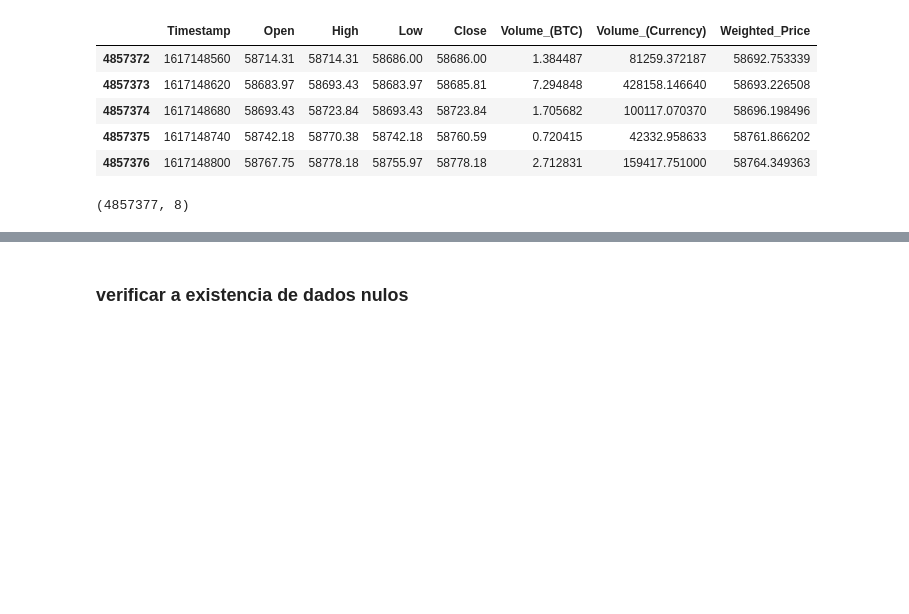
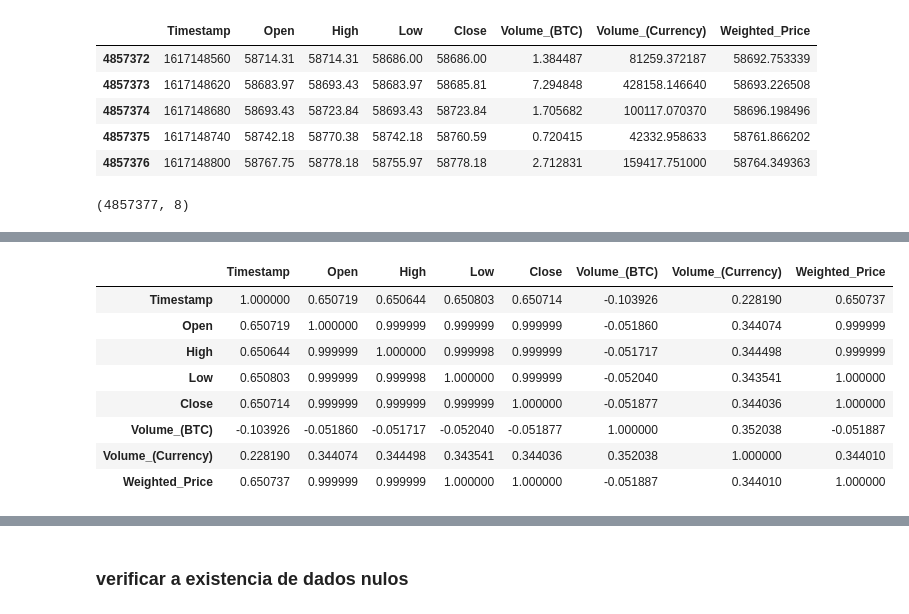
Before and after one commit to fabriciocovalesci/CryptocurrencyPricePrediction, a Jupyter notebook: DataAnalysisCrypto/Analise BTC.ipynb, the cells around one changed output, grey strips where cells are left out. Drawn from its saved outputs; the diff is of its cells as text; code cells hidden in the pictures; blank space fills up the shorter version.

```diff
--- a/DataAnalysisCrypto/Analise BTC.ipynb
+++ b/DataAnalysisCrypto/Analise BTC.ipynb
@@ -36,0 +95,12 @@ df.shape
+# %%
+df.corr()
+# %% [output]
+|  | Timestamp | Open | High | Low | Close | Volume_(BTC) | Volume_(Currency) | Weighted_Price |
+| Timestamp | 1.000000 | 0.650719 | 0.650644 | 0.650803 | 0.650714 | -0.103926 | 0.228190 | 0.650737 |
+| Open | 0.650719 | 1.000000 | 0.999999 | 0.999999 | 0.999999 | -0.051860 | 0.344074 | 0.999999 |
+| High | 0.650644 | 0.999999 | 1.000000 | 0.999998 | 0.999999 | -0.051717 | 0.344498 | 0.999999 |
+| Low | 0.650803 | 0.999999 | 0.999998 | 1.000000 | 0.999999 | -0.052040 | 0.343541 | 1.000000 |
+| Close | 0.650714 | 0.999999 | 0.999999 | 0.999999 | 1.000000 | -0.051877 | 0.344036 | 1.000000 |
+| Volume_(BTC) | -0.103926 | -0.051860 | -0.051717 | -0.052040 | -0.051877 | 1.000000 | 0.352038 | -0.051887 |
+| Volume_(Currency) | 0.228190 | 0.344074 | 0.344498 | 0.343541 | 0.344036 | 0.352038 | 1.000000 | 0.344010 |
+| Weighted_Price | 0.650737 | 0.999999 | 0.999999 | 1.000000 | 1.000000 | -0.051887 | 0.344010 | 1.000000 |
```
Also changed, not shown: parts of 37 cells of this notebook, 1 other file.
